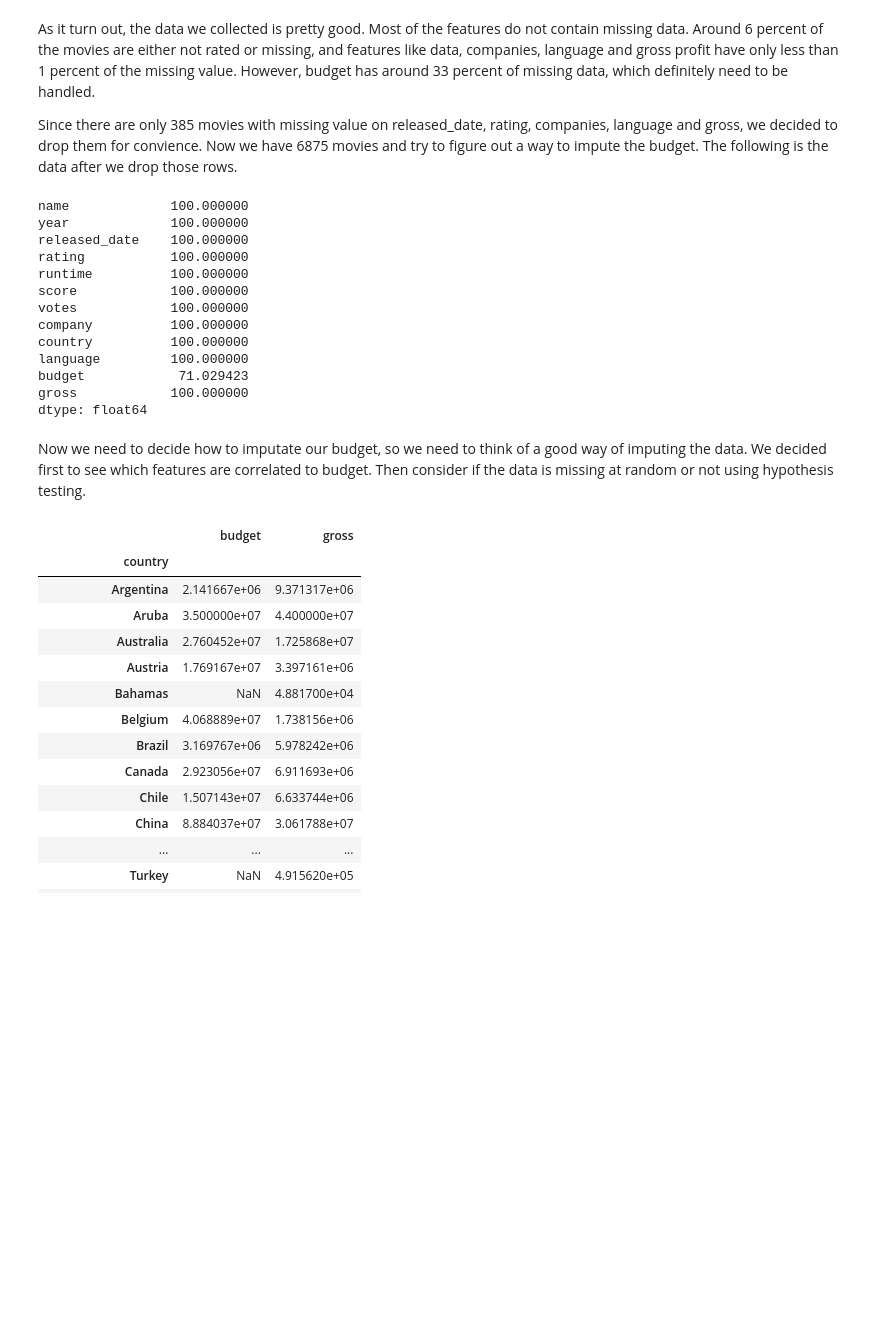
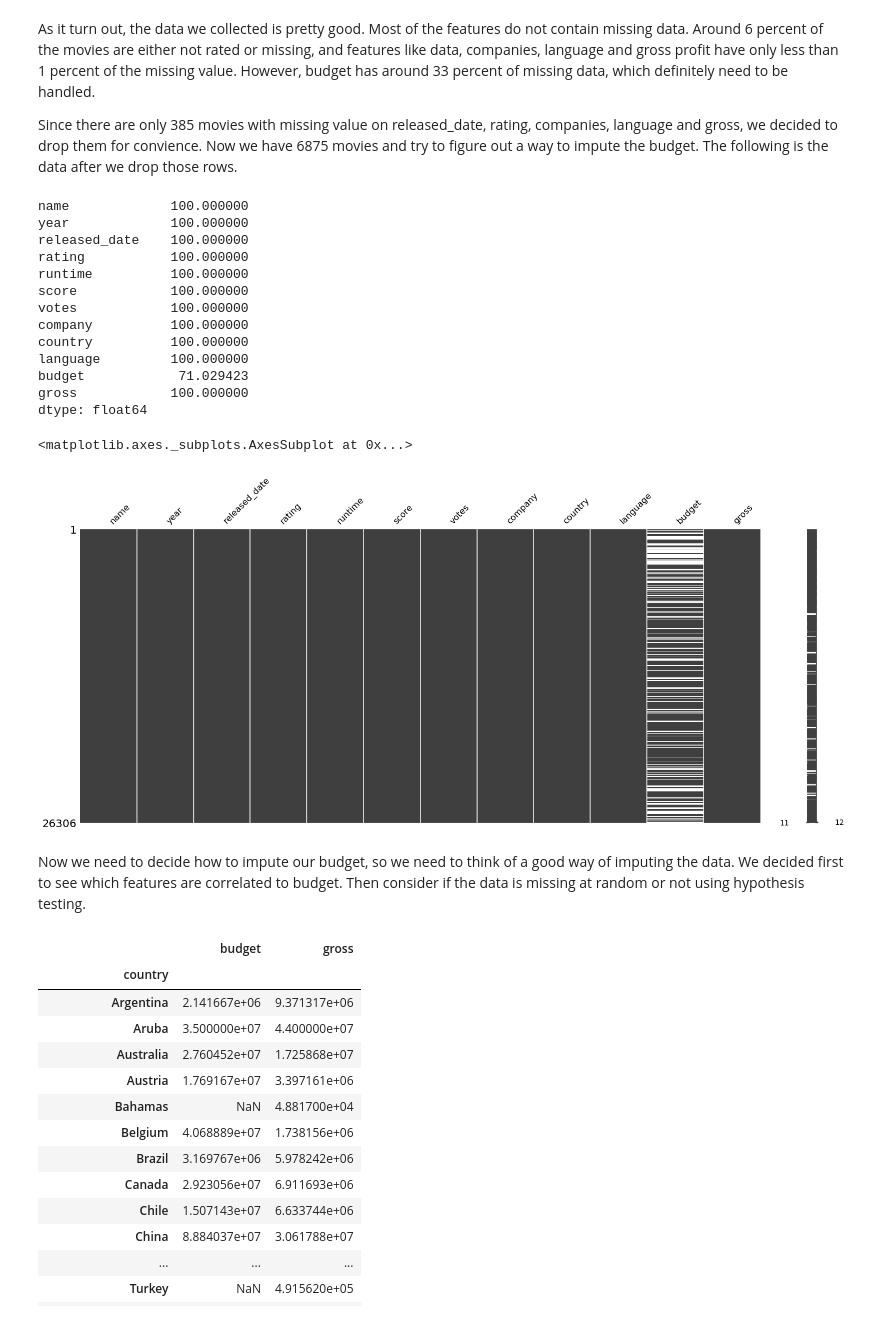
Before and after one commit to rayguan97/CMSC320, a Jupyter notebook: Final Tutorial.ipynb, the cells around one changed output. Saved outputs shown, nothing was run; the diff lists cells and outputs as text; code cells hidden in the pictures; blank space fills up the shorter version.

```diff
--- a/Final Tutorial.ipynb
+++ b/Final Tutorial.ipynb
@@ -436,20 +439,23 @@ Since there are only 385 movies with missing value on released_date, rating, com
 # %%
 dataset = data2.dropna(subset=['released_date', 'rating', 'company', 'language', 'gross'])
 
-dataset.notnull().sum()*100/dataset.shape[0]
+print(dataset.notnull().sum()*100/dataset.shape[0])
+msno.matrix(dataset)
 # %% [output]
 name             100.000000
 year             100.000000
 released_date    100.000000
 rating           100.000000
 runtime          100.000000
 score            100.000000
 votes            100.000000
 company          100.000000
 country          100.000000
 language         100.000000
 budget            71.029423
 gross            100.000000
 dtype: float64
+<matplotlib.axes._subplots.AxesSubplot at 0x...>
+[figure, added]
 # %% [markdown]
-Now we need to decide how to imputate our budget, so we need to think of a good way of imputing the data. We decided first to see which features are correlated to budget. Then consider if the data is missing at random or not using hypothesis testing.
+Now we need to decide how to impute our budget, so we need to think of a good way of imputing the data. We decided first to see which features are correlated to budget. Then consider if the data is missing at random or not using hypothesis testing.
```
Also changed, not shown: parts of 2 cells of this notebook.
